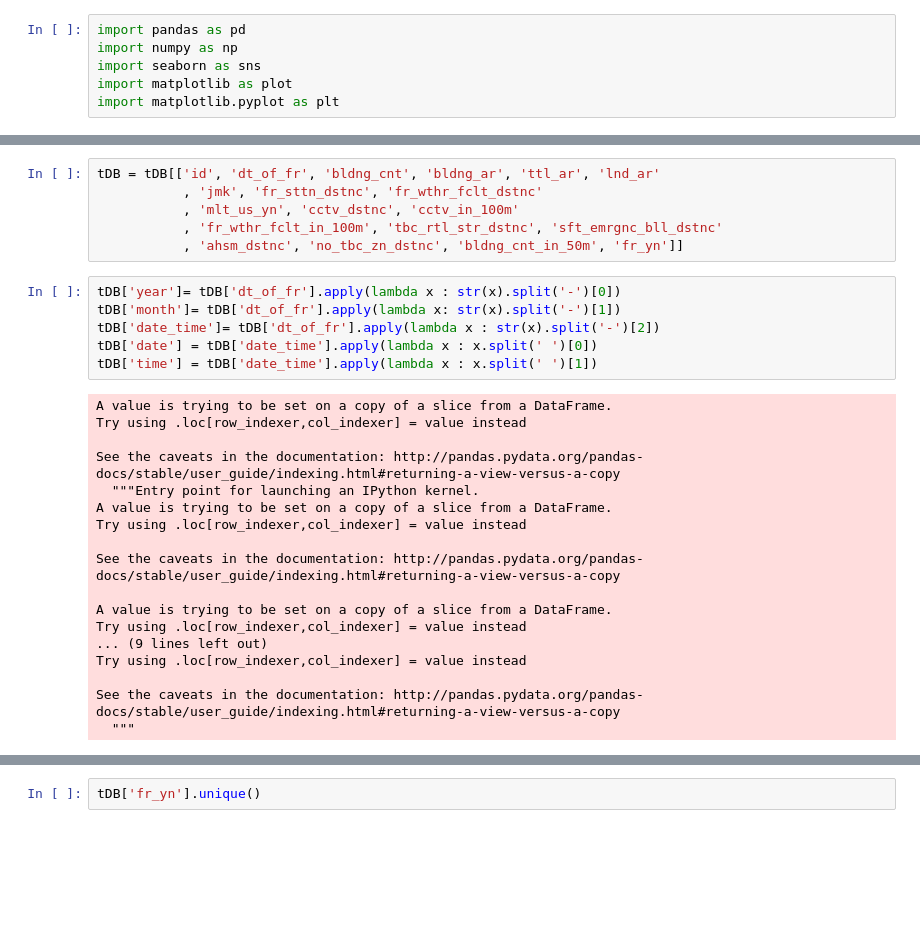
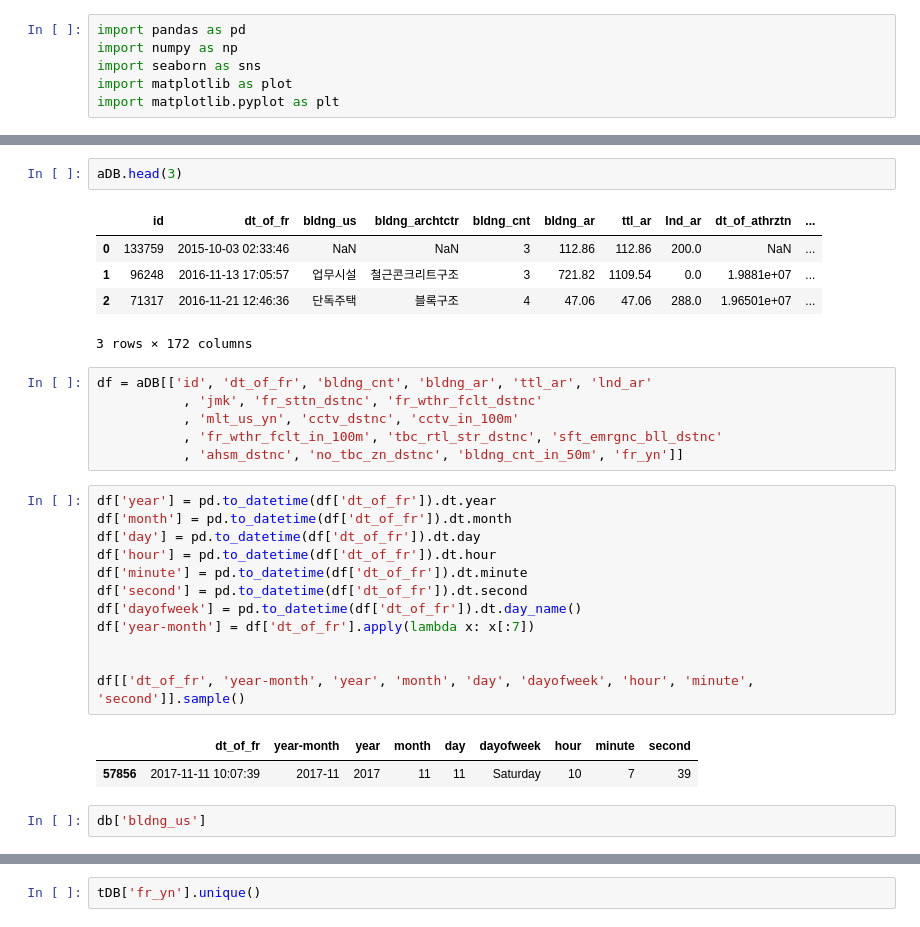
Before and after one commit to hanseul-wang/fire-prediction-model-Kimhae, a Jupyter notebook: Fire/Data_analysis/Train_Data_EDA.ipynb, the cells around one changed output, grey strips where cells are left out. Cells and saved outputs as stored; diff of their text form; blank space fills up the shorter version.

```diff
--- a/Fire/Data_analysis/Train_Data_EDA.ipynb
+++ b/Fire/Data_analysis/Train_Data_EDA.ipynb
@@ -30,30 +14,31 @@ tDB
+# %%
+aDB.head(3)
+# %% [output]
+|  | id | dt_of_fr | bldng_us | bldng_archtctr | bldng_cnt | bldng_ar | ttl_ar | lnd_ar | dt_of_athrztn | ... |
+| 0 | 133759 | 2015-10-03 02:33:46 | NaN | NaN | 3 | 112.86 | 112.86 | 200.0 | NaN | ... |
+| 1 | 96248 | 2016-11-13 17:05:57 | 업무시설 | 철근콘크리트구조 | 3 | 721.82 | 1109.54 | 0.0 | 1.9881e+07 | ... |
+| 2 | 71317 | 2016-11-21 12:46:36 | 단독주택 | 블록구조 | 4 | 47.06 | 47.06 | 288.0 | 1.96501e+07 | ... |
+3 rows × 172 columns
 # %%
-tDB = tDB[['id', 'dt_of_fr', 'bldng_cnt', 'bldng_ar', 'ttl_ar', 'lnd_ar'
+df = aDB[['id', 'dt_of_fr', 'bldng_cnt', 'bldng_ar', 'ttl_ar', 'lnd_ar'
            , 'jmk', 'fr_sttn_dstnc', 'fr_wthr_fclt_dstnc'
            , 'mlt_us_yn', 'cctv_dstnc', 'cctv_in_100m'
            , 'fr_wthr_fclt_in_100m', 'tbc_rtl_str_dstnc', 'sft_emrgnc_bll_dstnc'
            , 'ahsm_dstnc', 'no_tbc_zn_dstnc', 'bldng_cnt_in_50m', 'fr_yn']]
-# %%
-tDB['year']= tDB['dt_of_fr'].apply(lambda x : str(x).split('-')[0])
-tDB['month']= tDB['dt_of_fr'].apply(lambda x: str(x).split('-')[1])
-tDB['date_time']= tDB['dt_of_fr'].apply(lambda x : str(x).split('-')[2])
-tDB['date'] = tDB['date_time'].apply(lambda x : x.split(' ')[0])
-tDB['time'] = tDB['date_time'].apply(lambda x : x.split(' ')[1])
-# %% [output]
-A value is trying to be set on a copy of a slice from a DataFrame.
-Try using .loc[row_indexer,col_indexer] = value instead
-
-See the caveats in the documentation: http://pandas.pydata.org/pandas-docs/stable/user_guide/indexing.html#returning-a-view-versus-a-copy
-  """Entry point for launching an IPython kernel.
-A value is trying to be set on a copy of a slice from a DataFrame.
-Try using .loc[row_indexer,col_indexer] = value instead
-
-See the caveats in the documentation: http://pandas.pydata.org/pandas-docs/stable/user_guide/indexing.html#returning-a-view-versus-a-copy
-
-A value is trying to be set on a copy of a slice from a DataFrame.
-Try using .loc[row_indexer,col_indexer] = value instead
-... (9 lines left out)
-Try using .loc[row_indexer,col_indexer] = value instead
-
-See the caveats in the documentation: http://pandas.pydata.org/pandas-docs/stable/user_guide/indexing.html#returning-a-view-versus-a-copy
-  """
+# %%
+df['year'] = pd.to_datetime(df['dt_of_fr']).dt.year
+df['month'] = pd.to_datetime(df['dt_of_fr']).dt.month
+df['day'] = pd.to_datetime(df['dt_of_fr']).dt.day
+df['hour'] = pd.to_datetime(df['dt_of_fr']).dt.hour
+df['minute'] = pd.to_datetime(df['dt_of_fr']).dt.minute
+df['second'] = pd.to_datetime(df['dt_of_fr']).dt.second
+df['dayofweek'] = pd.to_datetime(df['dt_of_fr']).dt.day_name()
+df['year-month'] = df['dt_of_fr'].apply(lambda x: x[:7])
+
+
+df[['dt_of_fr', 'year-month', 'year', 'month', 'day', 'dayofweek', 'hour', 'minute', 'second']].sample()
+# %% [output]
+|  | dt_of_fr | year-month | year | month | day | dayofweek | hour | minute | second |
+| 57856 | 2017-11-11 10:07:39 | 2017-11 | 2017 | 11 | 11 | Saturday | 10 | 7 | 39 |
+# %%
+db['bldng_us']
```
Also changed, not shown: parts of 12 cells of this notebook.
